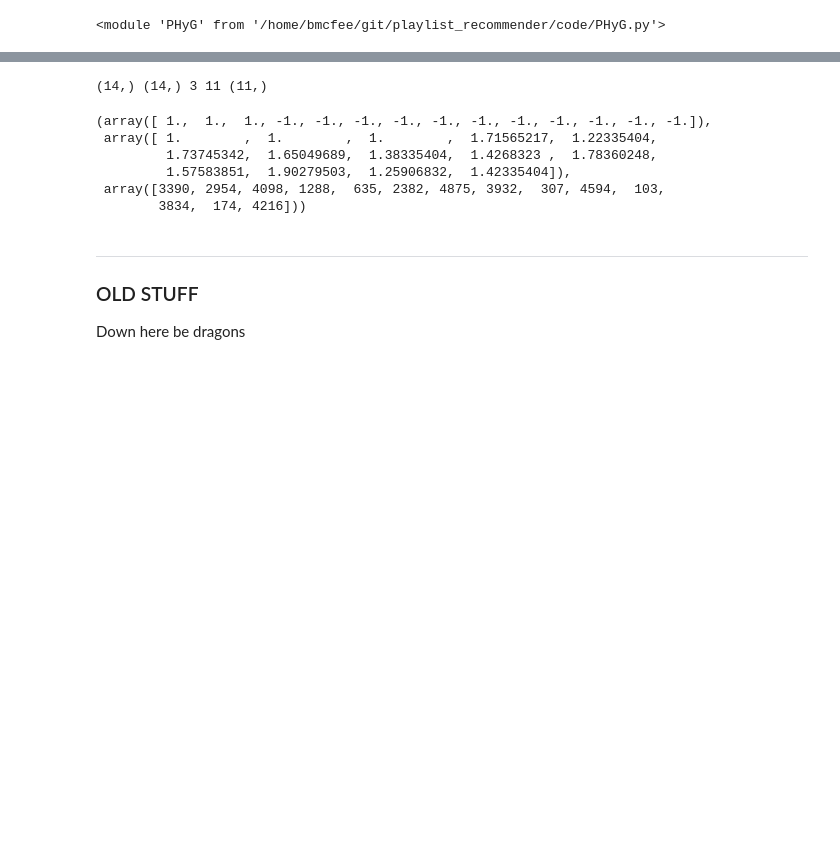
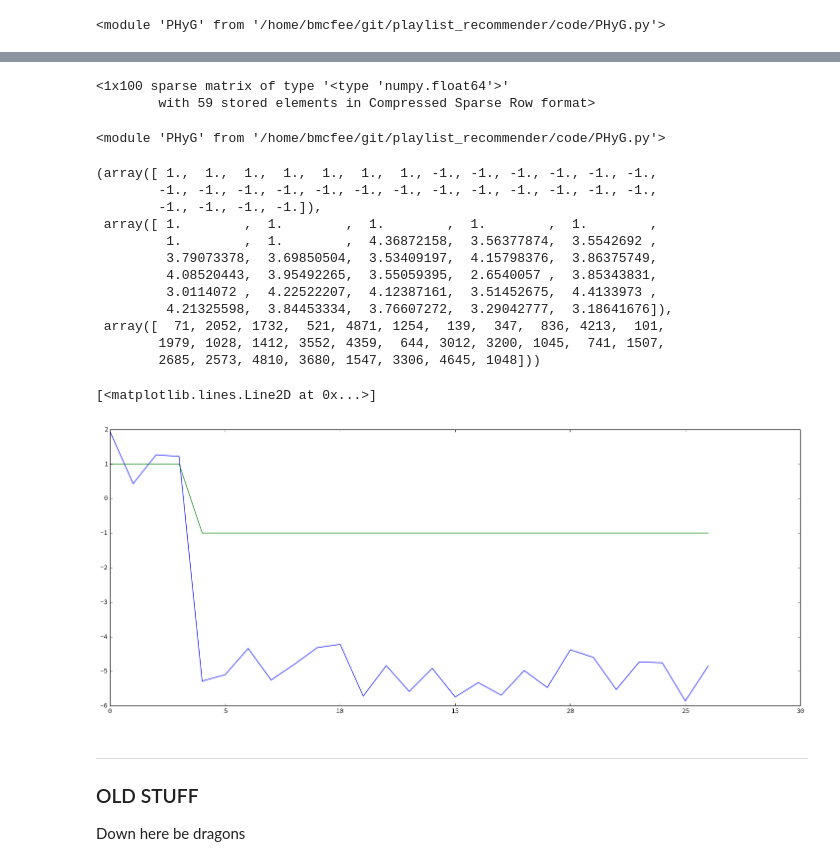
Before and after one commit to bmcfee/playlist_recommender, a Jupyter notebook: notes/Playlist recommender.ipynb, the cells around one changed output, grey strips where cells are left out. Saved outputs shown, nothing was run; the diff lists cells and outputs as text; code cells hidden in the pictures; blank space fills up the shorter version.

```diff
--- a/notes/Playlist recommender.ipynb
+++ b/notes/Playlist recommender.ipynb
@@ -583,20 +583,21 @@ v_samp = np.take(v, idx, axis=0)
 # %% [output]
 10000 loops, best of 3: 111 µs per loop
 # %%
-def user_optimize_item(y, om, item_idx, Z, V, b, U, rho, user_id):
+def user_optimize_item(y, om, item_idx, Z, V, b, U, rho, user_id, A_out=None):
 
     # First compute the residual
     res = np.take(V, item_idx, axis=0) - Z
 
     # And slice the user
     u_vec = U[user_id, :]
+    b_vec = np.take(b, item_idx)
 
     def __user_item_obj(A):
 
         # Compute the objective
         A = A.reshape(res.shape)
 
-        scores = y * (A.dot(u_vec) + b)
+        scores = y * (A.dot(u_vec) + b_vec)
 
         delta = A - res
         f = rho * 0.5 * np.sum(delta**2)
@@ -610,11 +611,14 @@ def user_optimize_item(y, om, item_idx, Z, V, b, U, rho, user_id):
     A0 = np.zeros_like(res)
 
     A, A_value, diagnostics = scipy.optimize.fmin_l_bfgs_b(__user_item_obj, A0)
-    print diagnostics
 
     assert diagnostics['warnflag'] == 0
 
-    return A.reshape(res.shape)
+    if A_out is not None:
+        A_out[:] = A.reshape(res.shape)
+    else:
+        A_out = A.reshape(res.shape)
+    return A_out
 # %%
 u_multi = np.random.randn(*v_samp.shape)
 # %%
@@ -671,3 +672,9 @@ bigrams = generate_bigrams(3, H.shape[0])
+# %%
+# Make some bigrams
+
+bigrams = []
+for i in range(len(u_multi)):
+    bigrams.append(generate_bigrams(2 + np.random.randint(10), H.shape[0]))
 # %%
 reload(PHyG)
 # %% [output]
@@ -675,13 +695,40 @@ reload(PHyG)
+# %%
+H[0].multiply(scipy.sparse.lil_matrix(w_opt))
+# %% [output]
+<1x100 sparse matrix of type '<type 'numpy.float64'>'
+        with 59 stored elements in Compressed Sparse Row format>
+# %%
+reload(PHyG)
+# %% [output]
+<module 'PHyG' from '/home/bmcfee/git/playlist_recommender/code/PHyG.py'>
 # %%
-PHyG.generate_user_instance(11, H, w_opt, b, bigrams)
+PHyG.generate_user_instance(23, H, w_opt, b, bigrams[0])
 # %% [output]
-(14,) (14,) 3 11 (11,)
+(array([ 1.,  1.,  1.,  1.,  1.,  1.,  1., -1., -1., -1., -1., -1., -1.,
+        -1., -1., -1., -1., -1., -1., -1., -1., -1., -1., -1., -1., -1.,
+        -1., -1., -1., -1.]),
+ array([ 1.        ,  1.        ,  1.        ,  1.        ,  1.        ,
+         1.        ,  1.        ,  4.36872158,  3.56377874,  3.5542692 ,
+         3.79073378,  3.69850504,  3.53409197,  4.15798376,  3.86375749,
+         4.08520443,  3.95492265,  3.55059395,  2.6540057 ,  3.85343831,
+         3.0114072 ,  4.22522207,  4.12387161,  3.51452675,  4.4133973 ,
+         4.21325598,  3.84453334,  3.76607272,  3.29042777,  3.18641676]),
+ array([  71, 2052, 1732,  521, 4871, 1254,  139,  347,  836, 4213,  101,
+        1979, 1028, 1412, 3552, 4359,  644, 3012, 3200, 1045,  741, 1507,
+        2685, 2573, 4810, 3680, 1547, 3306, 4645, 1048]))
-(array([ 1.,  1.,  1., -1., -1., -1., -1., -1., -1., -1., -1., -1., -1., -1.]),
- array([ 1.        ,  1.        ,  1.        ,  1.71565217,  1.22335404,
-         1.73745342,  1.65049689,  1.38335404,  1.4268323 ,  1.78360248,
-         1.57583851,  1.90279503,  1.25906832,  1.42335404]),
- array([3390, 2954, 4098, 1288,  635, 2382, 4875, 3932,  307, 4594,  103,
-        3834,  174, 4216]))
+# %%
+# Generate sub-problems
+y_idx, om_idx, idx = tuple(zip(*[PHyG.generate_user_instance(23, H, w_opt, b, bigrams_i) for bigrams_i in bigrams]))
+# %%
+user_id = 3
+Z_i = np.zeros((len(idx[user_id]), v.shape[1]), dtype=v.dtype)
+A_i = user_optimize_item(y_idx[user_id], om_idx[user_id], idx[user_id], Z_i, v, b, u_multi, 1.0e0, user_id)
+# %%
+plt.plot(A_i.dot(u_multi[user_id]) + b[idx[user_id]])
+plt.plot(y_idx[user_id])
+# %% [output]
+[<matplotlib.lines.Line2D at 0x...>]
+[figure, added]
 # %% [markdown]
 ---
 ### OLD STUFF
```
Also changed, not shown: parts of 3 cells of this notebook, 1 other file.
